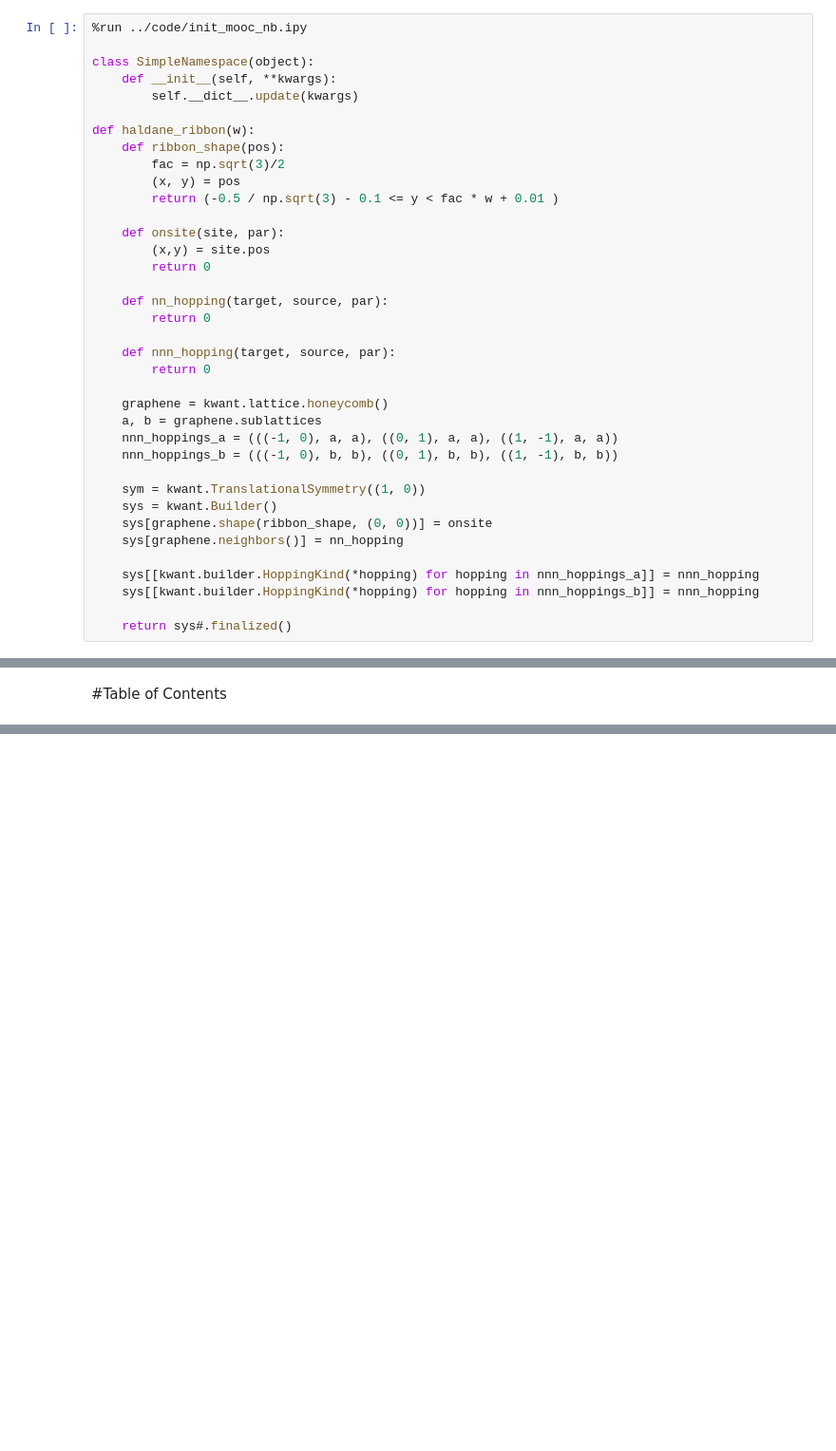
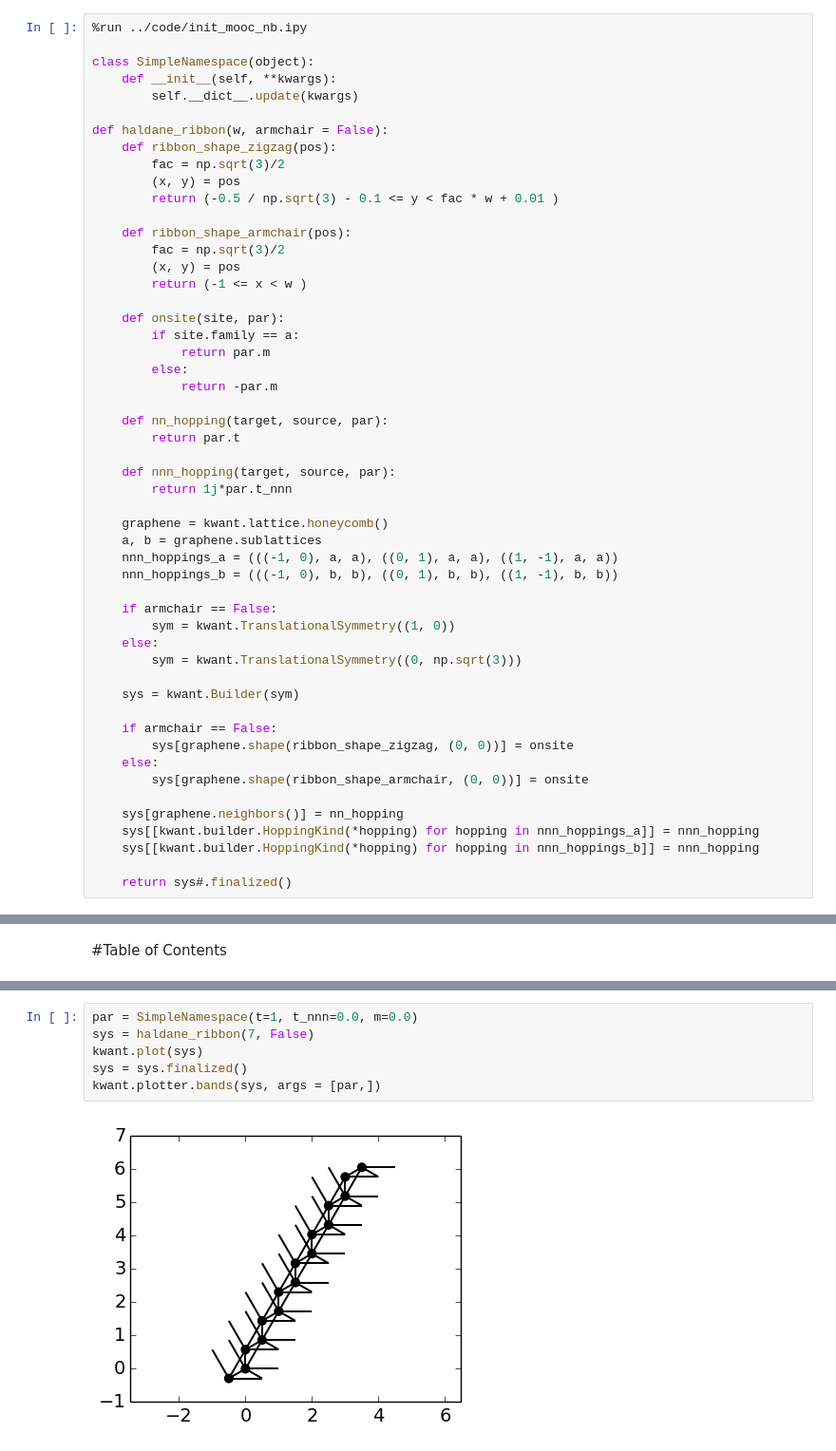
Before and after one commit to topocm/topocm_content, a Jupyter notebook: w4_haldane/Temporary Simulations.ipynb, the cells around one changed output, grey strips where cells are left out. Shown at 95% size. Saved outputs shown, nothing was run; the diff lists cells and outputs as text; blank space fills up the shorter version.

Commit message:
Almost correct haldane model

```diff
--- a/w4_haldane/Temporary Simulations.ipynb
+++ b/w4_haldane/Temporary Simulations.ipynb
@@ -5,32 +5,47 @@ class SimpleNamespace(object):
     def __init__(self, **kwargs):
         self.__dict__.update(kwargs)
 
-def haldane_ribbon(w):
-    def ribbon_shape(pos):
+def haldane_ribbon(w, armchair = False):
+    def ribbon_shape_zigzag(pos):
         fac = np.sqrt(3)/2
         (x, y) = pos
         return (-0.5 / np.sqrt(3) - 0.1 <= y < fac * w + 0.01 )
 
+    def ribbon_shape_armchair(pos):
+        fac = np.sqrt(3)/2
+        (x, y) = pos
+        return (-1 <= x < w )
+
     def onsite(site, par):
-        (x,y) = site.pos
-        return 0
+        if site.family == a:
+            return par.m
+        else:
+            return -par.m
 
     def nn_hopping(target, source, par):
-        return 0
+        return par.t
 
     def nnn_hopping(target, source, par):
-        return 0
+        return 1j*par.t_nnn
 
     graphene = kwant.lattice.honeycomb()
     a, b = graphene.sublattices
     nnn_hoppings_a = (((-1, 0), a, a), ((0, 1), a, a), ((1, -1), a, a))
     nnn_hoppings_b = (((-1, 0), b, b), ((0, 1), b, b), ((1, -1), b, b))
 
-    sym = kwant.TranslationalSymmetry((1, 0))
-    sys = kwant.Builder()
-    sys[graphene.shape(ribbon_shape, (0, 0))] = onsite
+    if armchair == False:
+        sym = kwant.TranslationalSymmetry((1, 0))
+    else:
+        sym = kwant.TranslationalSymmetry((0, np.sqrt(3)))
+
+    sys = kwant.Builder(sym)
+
+    if armchair == False:
+        sys[graphene.shape(ribbon_shape_zigzag, (0, 0))] = onsite
+    else:
+        sys[graphene.shape(ribbon_shape_armchair, (0, 0))] = onsite
+
     sys[graphene.neighbors()] = nn_hopping
-
     sys[[kwant.builder.HoppingKind(*hopping) for hopping in nnn_hoppings_a]] = nnn_hopping
     sys[[kwant.builder.HoppingKind(*hopping) for hopping in nnn_hoppings_b]] = nnn_hopping
 
@@ -63,0 +72,8 @@ Site(kwant.lattice.Monatomic([[1.0, 0.0], [0.5, 0.8660254037844386]], [0.0, 0.0]
+# %%
+par = SimpleNamespace(t=1, t_nnn=0.0, m=0.0)
+sys = haldane_ribbon(7, False)
+kwant.plot(sys)
+sys = sys.finalized()
+kwant.plotter.bands(sys, args = [par,])
+# %% [output]
+[figure, added]
```
Also changed, not shown: parts of 3 cells of this notebook.
